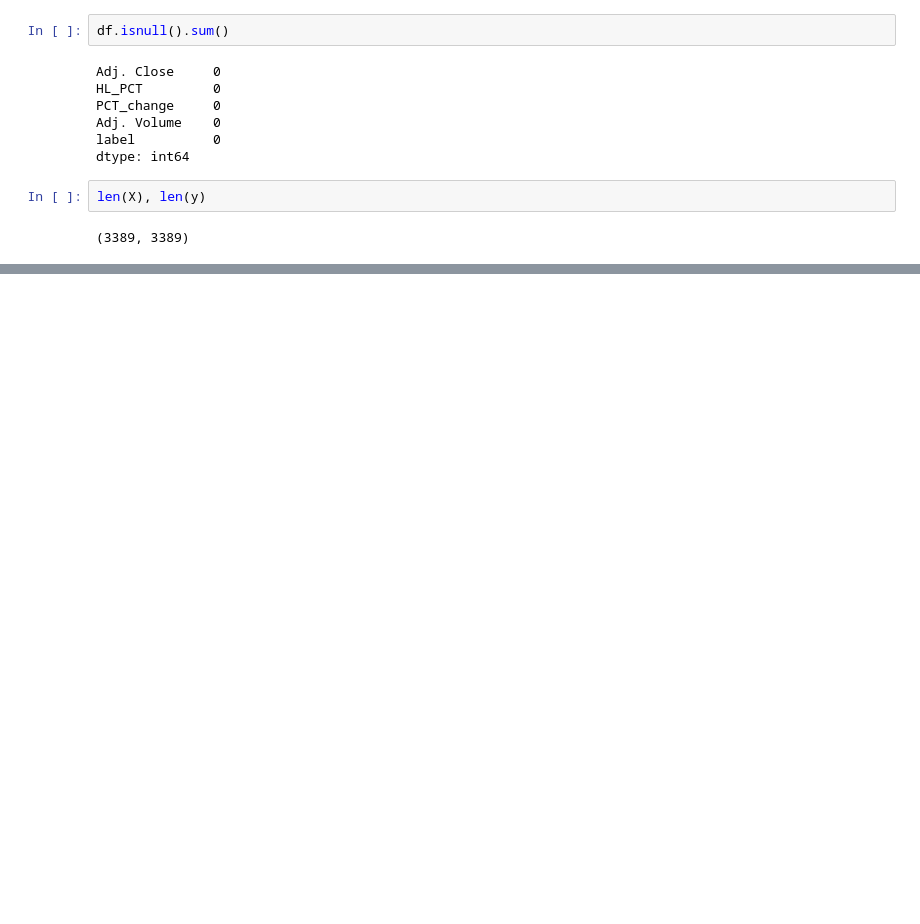
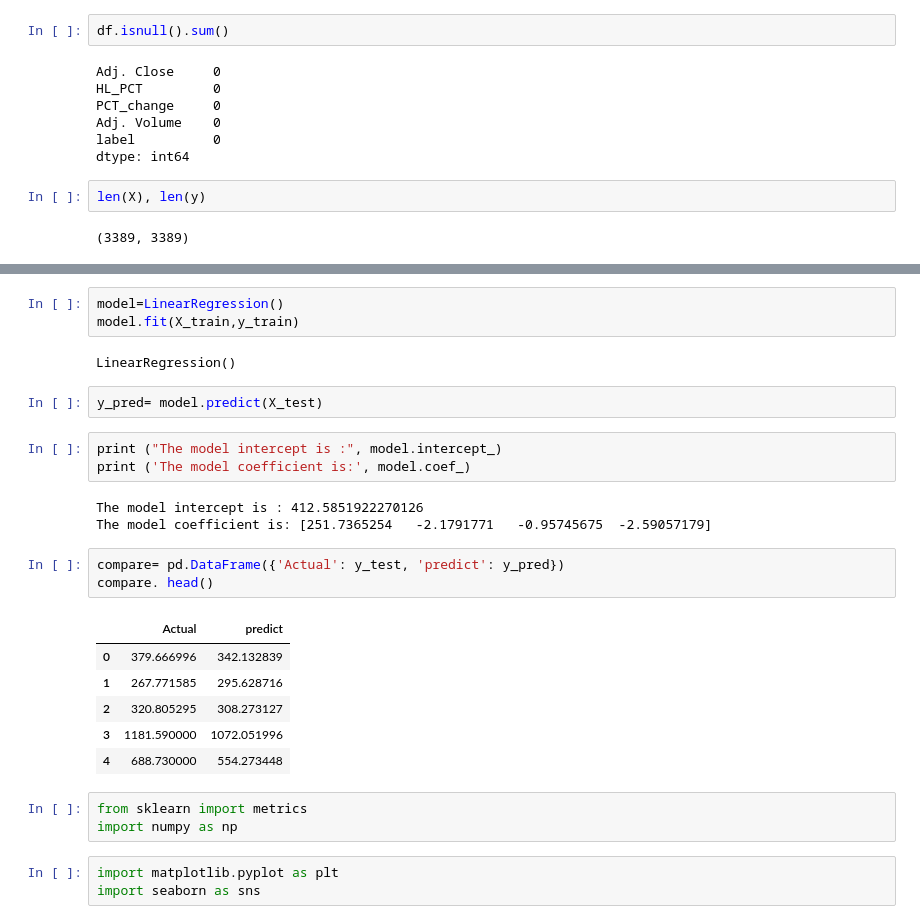
Before and after one commit to MbuyiseloNtando/Stock-prices, a Jupyter notebook: Untitled12.ipynb, the cells around one changed output, grey strips where cells are left out. Drawn from its saved outputs; the diff is of its cells as text; blank space fills up the shorter version.

```diff
--- a/Untitled12.ipynb
+++ b/Untitled12.ipynb
@@ -130,0 +150,29 @@ NameError: name 'train_test_split' is not defined
+# %%
+model=LinearRegression()
+model.fit(X_train,y_train)
+# %% [output]
+LinearRegression()
+# %%
+y_pred= model.predict(X_test)
+# %%
+print ("The model intercept is :", model.intercept_)
+print ('The model coefficient is:', model.coef_)
+# %% [output]
+The model intercept is : 412.5851922270126
+The model coefficient is: [251.7365254   -2.1791771   -0.95745675  -2.59057179]
+# %%
+compare= pd.DataFrame({'Actual': y_test, 'predict': y_pred})
+compare. head()
+# %% [output]
+|  | Actual | predict |
+| 0 | 379.666996 | 342.132839 |
+| 1 | 267.771585 | 295.628716 |
+| 2 | 320.805295 | 308.273127 |
+| 3 | 1181.590000 | 1072.051996 |
+| 4 | 688.730000 | 554.273448 |
+# %%
+from sklearn import metrics
+import numpy as np
+# %%
+import matplotlib.pyplot as plt
+import seaborn as sns
```
Also changed, not shown: parts of 10 cells of this notebook.
